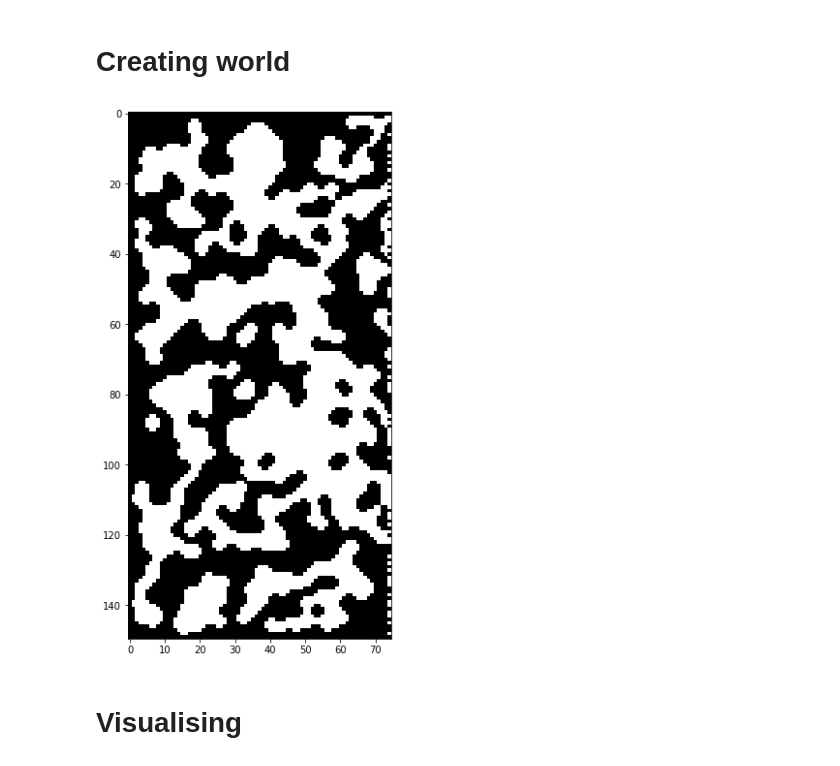
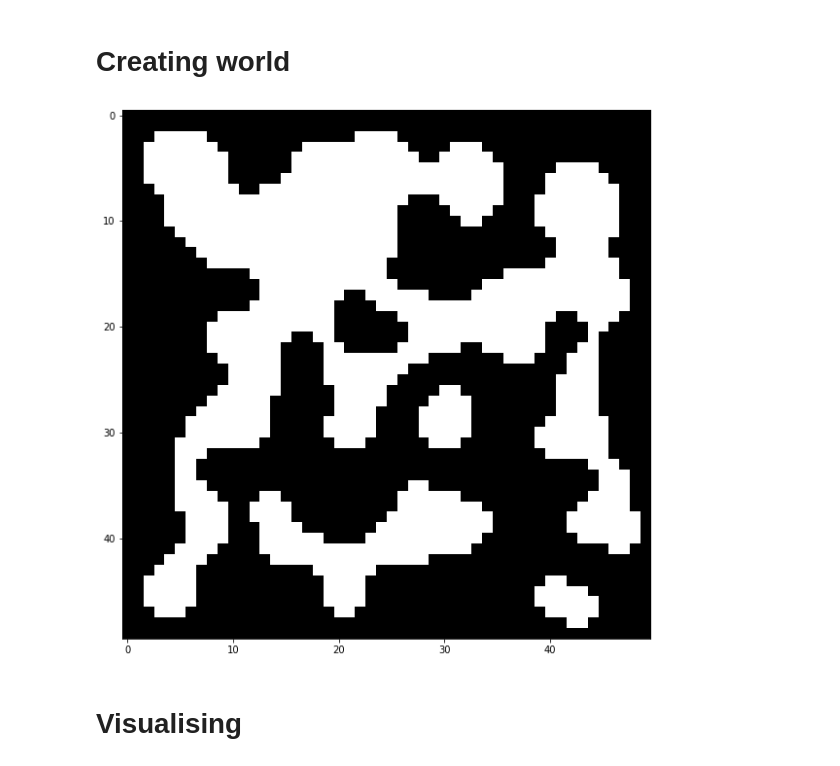
Before and after one commit to RichardDev01/Procedural-Dungeon-Generation-Cellular-Automata, a Jupyter notebook: notebook/testing notebook.ipynb, the cells around one changed output. Cells and saved outputs as stored; diff of their text form; code cells hidden in the pictures.

```diff
--- a/notebook/testing notebook.ipynb
+++ b/notebook/testing notebook.ipynb
@@ -61,25 +61,25 @@ def update_world(world, step, birth_thresh, survival_thresh):
     return world,calculate_alive
 # %%
 thresh = 0.5
-world = create_world(75,150)
+world = create_world(50,50)
 world = init_world(world,thresh)
 # calculate_value = calculate_surrounding_pos(world)
 
 # world = update_world(world, calculate_value, step = 30, birth_thresh= 5, survival_thresh =4)
 # calculate_value = calculate_surrounding_pos(world)
 # plt.imshow(world)
 # plt.show()
 
 # plt.figure(figsize=(10, 10))
 # plt.imshow(world,cmap='binary')
 # plt.show()
 
 world, calculate_alive = update_world(world, step = 25, birth_thresh= 4, survival_thresh =5)
 plt.figure(figsize=(10, 10))
 plt.imshow(world,cmap='binary')
 plt.show()
 # %% [output]
-[figure, old version]
+[figure, new version]
 # %% [markdown]
 # Visualising
 # %%
```
Also changed, not shown: parts of 6 cells of this notebook, 7 other files.
